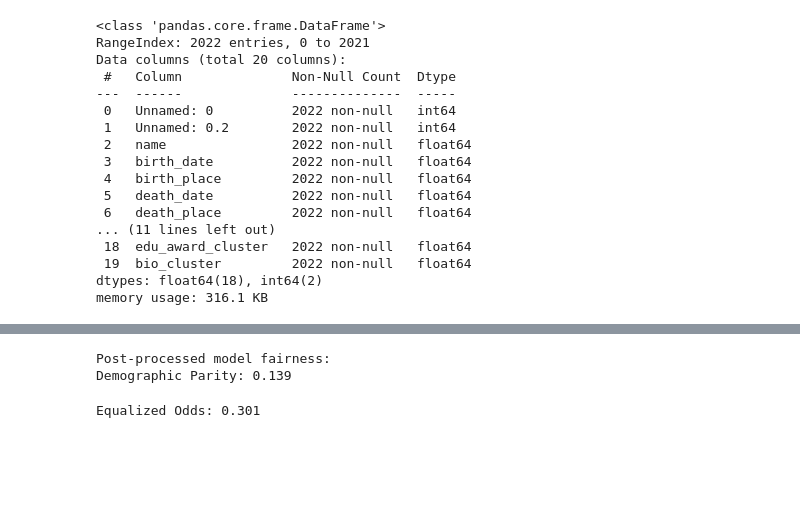
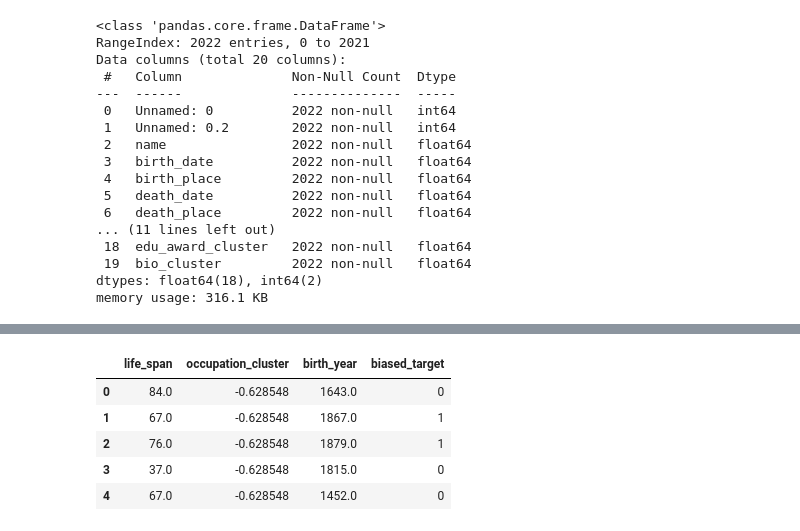
Before and after one commit to rasulbekdeveloper907/LifeSpan_Peoples, a Jupyter notebook: Notebooks/fairness_bias.ipynb, the cells around one changed output, grey strips where cells are left out. Saved outputs shown, nothing was run; the diff lists cells and outputs as text; code cells hidden in the pictures; blank space fills up the shorter version.

```diff
--- a/Notebooks/fairness_bias.ipynb
+++ b/Notebooks/fairness_bias.ipynb
@@ -222,22 +29,0 @@ Equalized Odds: 0.155
-# %%
-from fairlearn.postprocessing import ThresholdOptimizer
-
-# Post-process predictions for fairness
-post_processor = ThresholdOptimizer(
-    estimator=model,
-    constraints='demographic_parity',
-    prefit=True
-)
-
-post_processor.fit(X_train, y_train, sensitive_features=sf_train['age_group'])
-fair_post_predictions = post_processor.predict(X_test, sensitive_features=sf_test['age_group'])
-
-print("Post-processed model fairness:")
-print(f"Demographic Parity: {demographic_parity_difference(y_test, fair_post_predictions, sensitive_features=sf_test['age_group']):.3f}")
-# %% [output]
-Post-processed model fairness:
-Demographic Parity: 0.139
-# %%
-print(f"Equalized Odds: {equalized_odds_difference(y_test, fair_post_predictions, sensitive_features=sf_test['age_group']):.3f}")
-# %% [output]
-Equalized Odds: 0.301
@@ -243,0 +38,9 @@ Equalized Odds: 0.301
+# %%
+df[['life_span', 'occupation_cluster', 'birth_year', 'biased_target']].head()
+# %% [output]
+|  | life_span | occupation_cluster | birth_year | biased_target |
+| 0 | 84.0 | -0.628548 | 1643.0 | 0 |
+| 1 | 67.0 | -0.628548 | 1867.0 | 1 |
+| 2 | 76.0 | -0.628548 | 1879.0 | 1 |
+| 3 | 37.0 | -0.628548 | 1815.0 | 0 |
+| 4 | 67.0 | -0.628548 | 1452.0 | 0 |
```
Also changed, not shown: parts of 38 cells of this notebook.
